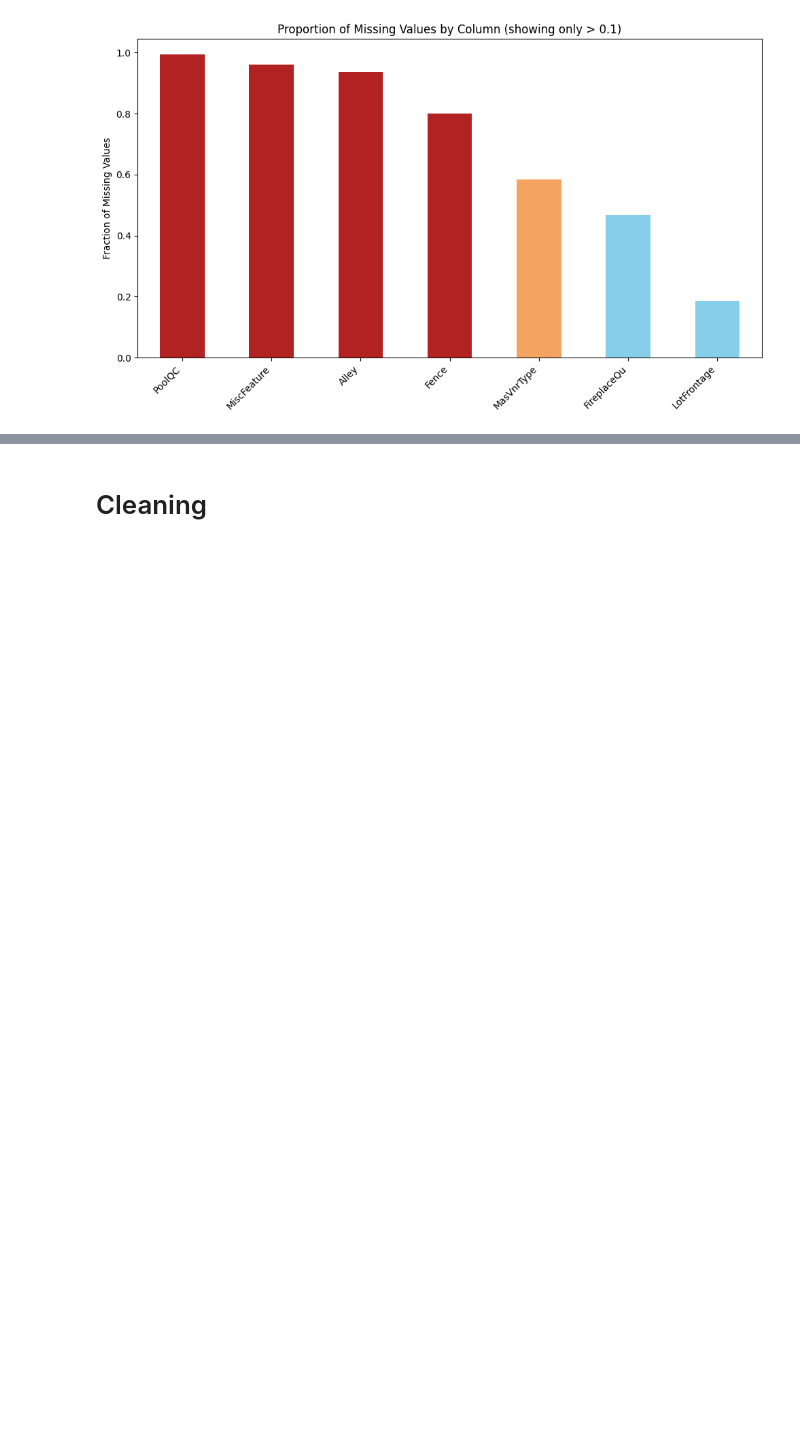
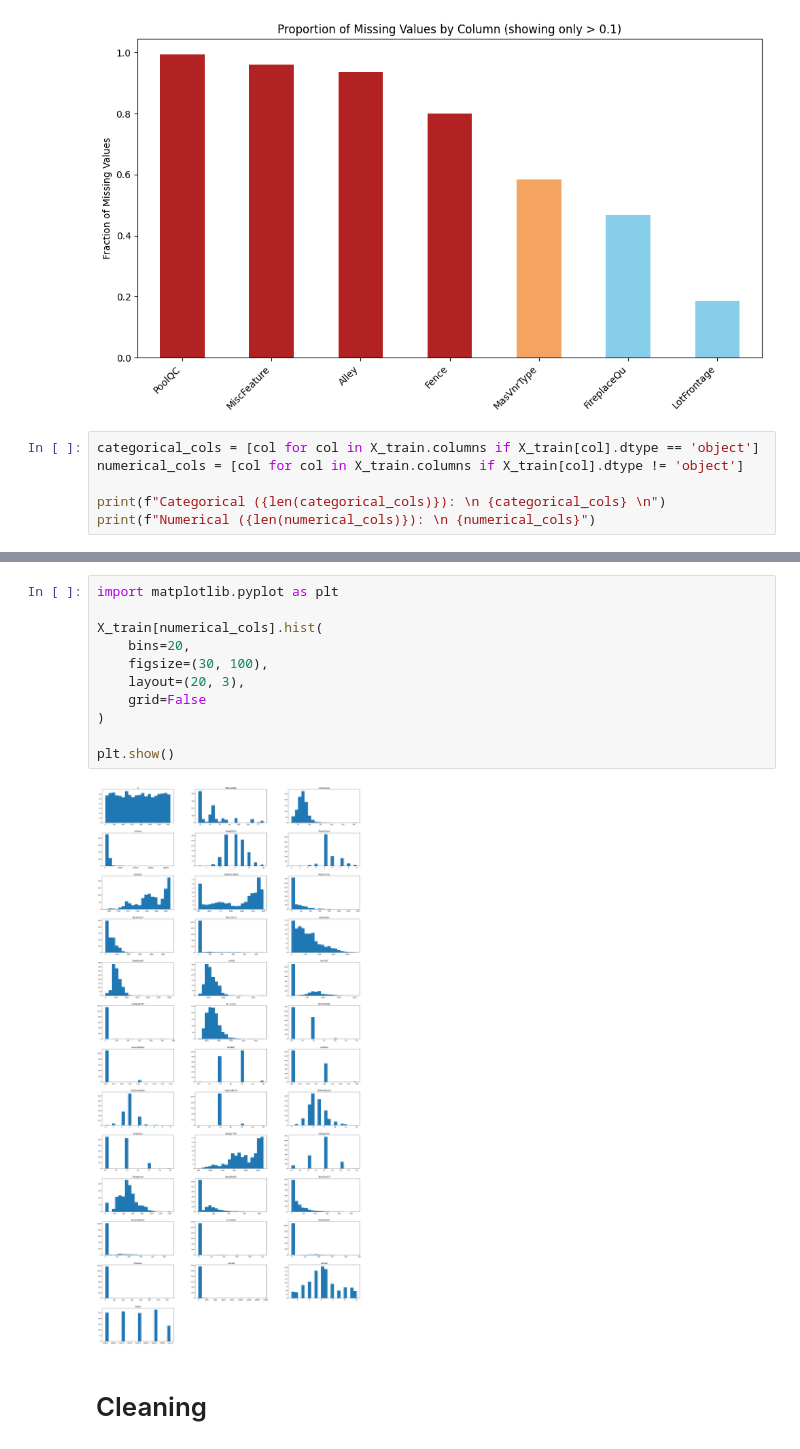
Before and after one commit to ngval22/house_prices, a Jupyter notebook: model_experiment.ipynb, the cells around one changed output, grey strips where cells are left out. Drawn from its saved outputs; the diff is of its cells as text; blank space fills up the shorter version.

```diff
--- a/model_experiment.ipynb
+++ b/model_experiment.ipynb
@@ -167,3 +154,9 @@ plt.tight_layout()
 plt.show()
 # %% [output]
 [figure]
+# %%
+categorical_cols = [col for col in X_train.columns if X_train[col].dtype == 'object']
+numerical_cols = [col for col in X_train.columns if X_train[col].dtype != 'object']
+
+print(f"Categorical ({len(categorical_cols)}): \n {categorical_cols} \n")
+print(f"Numerical ({len(numerical_cols)}): \n {numerical_cols}")
@@ -170,3 +169,16 @@ plt.show()
+# %%
+import matplotlib.pyplot as plt
+
+X_train[numerical_cols].hist(
+    bins=20,
+    figsize=(30, 100),
+    layout=(20, 3),
+    grid=False
+)
+
+plt.show()
+# %% [output]
+[figure, added]
 # %% [markdown]
 # Cleaning
 # %% [markdown]
```
Also changed, not shown: parts of 2 cells of this notebook.
